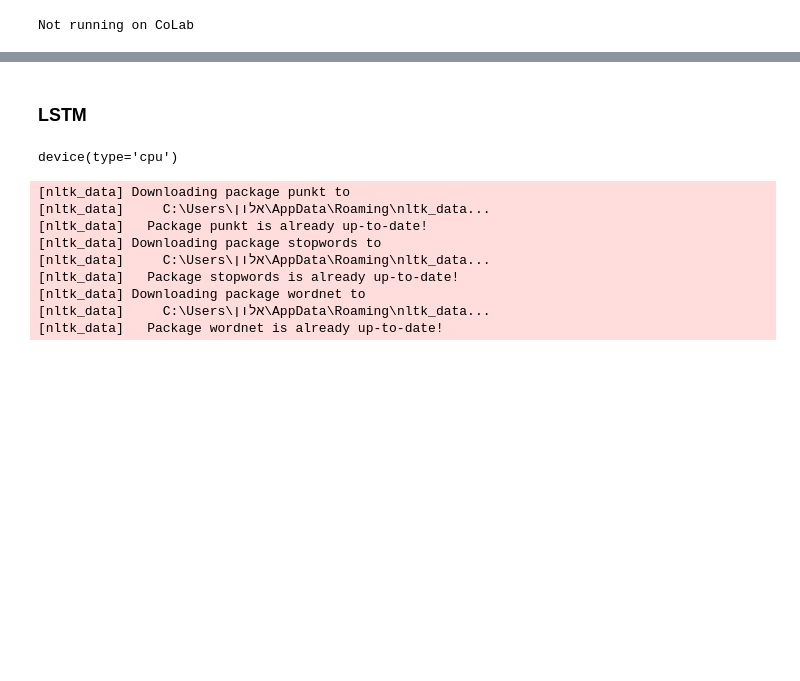
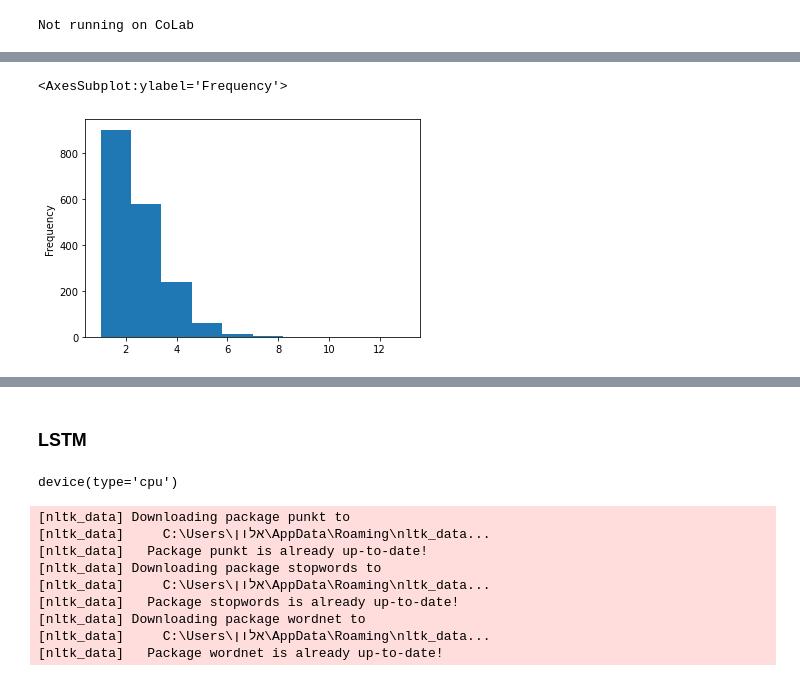
Before and after one commit to AlonWolfi/ynet-summarizer, a Jupyter notebook: src/project_notebook.ipynb, the cells around one changed output, grey strips where cells are left out. Saved outputs shown, nothing was run; the diff lists cells and outputs as text; code cells hidden in the pictures; blank space fills up the shorter version.

```diff
--- a/src/project_notebook.ipynb
+++ b/src/project_notebook.ipynb
@@ -386,0 +174,4 @@ XGBModel(base_score=None, booster=None, colsample_bylevel=None,
+# %%
+from data_extraction.articles import get_articles
+articles_processed = get_articles(processed=True)
+articles_processed.sample().iloc[0]
@@ -386,0 +183,4 @@ XGBModel(base_score=None, booster=None, colsample_bylevel=None,
+# %%
+for col in articles_processed.columns:
+    articles_processed = articles_processed[articles_processed[col].str.len() > 0]
+articles_processed.shape
@@ -386,0 +222,3 @@ XGBModel(base_score=None, booster=None, colsample_bylevel=None,
+# %%
+from spacy.lang.he.stop_words import STOP_WORDS
+STOP_WORDS.update(',')
@@ -386,0 +229,15 @@ XGBModel(base_score=None, booster=None, colsample_bylevel=None,
+# %%
+def tokenize_sentence(s):
+    s = s.strip()
+    tokens = s.split(' ')
+    tokens = [c for c in tokens if c not in STOP_WORDS]
+    return tokens
+def tokenize_article(art):
+    art_tokenized = pd.Series(index = art.index, name = art.name)
+    art_tokenized['main_title'] = tokenize_sentence(art['main_title'])
+    for col in ['sub_title', 'content']:
+        art_tokenized[col] = art[col].strip().split('.')
+        art_tokenized[col] = [tokenize_sentence(s) for s in art_tokenized[col]]
+    return art_tokenized
+articles = articles_processed.apply(tokenize_article, axis = 1)
+# tokenize_article(articles_processed.loc['https://www.ynet.co.il/articles/0,7340,L-5392869,00.html'])
@@ -386,0 +253,5 @@ XGBModel(base_score=None, booster=None, colsample_bylevel=None,
+# %%
+articles['sub_title'].apply(len).plot.hist()
+# %% [output]
+<AxesSubplot:ylabel='Frequency'>
+[figure, added]
```
Also changed, not shown: parts of 59 cells of this notebook, 2 other files.
